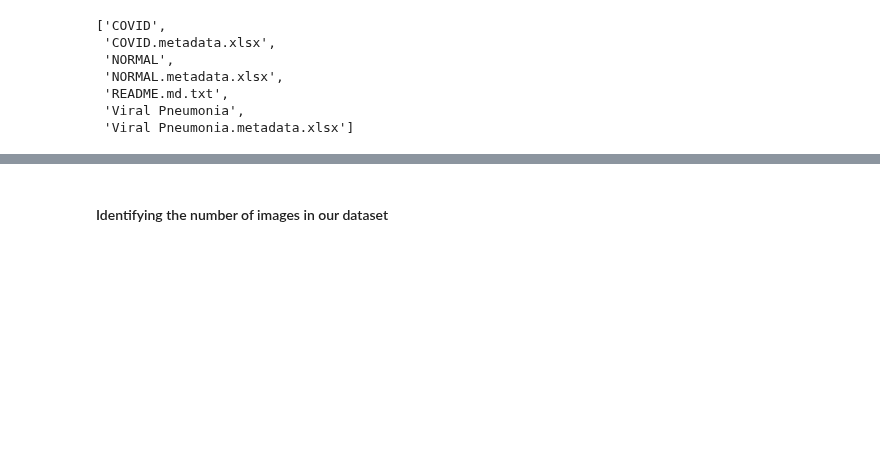
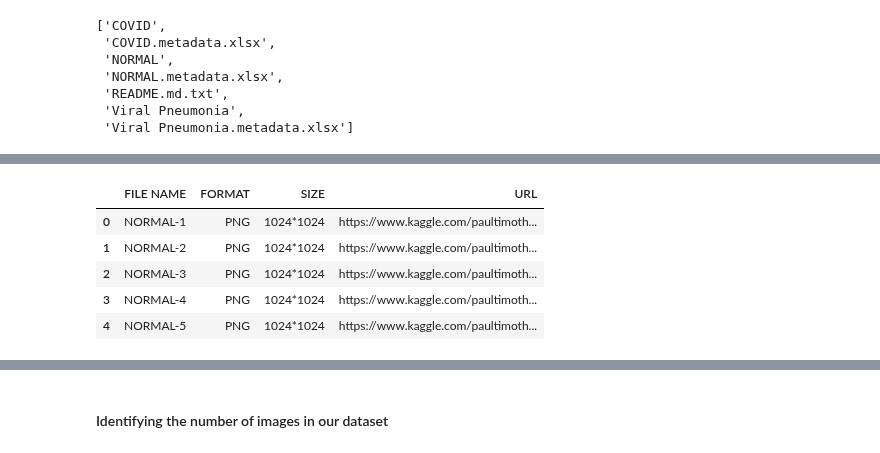
Before and after one commit to Lewis34cs/corona_audio, a Jupyter notebook: covid_proj_p1_xrays.ipynb, the cells around one changed output, grey strips where cells are left out. Cells and saved outputs as stored; diff of their text form; code cells hidden in the pictures; blank space fills up the shorter version.

```diff
--- a/covid_proj_p1_xrays.ipynb
+++ b/covid_proj_p1_xrays.ipynb
@@ -185,0 +201,9 @@ Contents of /COVID-19 Radiography Database/:
+# %%
+normal_df.head()
+# %% [output]
+|  | FILE NAME | FORMAT | SIZE | URL |
+| 0 | NORMAL-1 | PNG | 1024*1024 | https://www.kaggle.com/paultimoth... |
+| 1 | NORMAL-2 | PNG | 1024*1024 | https://www.kaggle.com/paultimoth... |
+| 2 | NORMAL-3 | PNG | 1024*1024 | https://www.kaggle.com/paultimoth... |
+| 3 | NORMAL-4 | PNG | 1024*1024 | https://www.kaggle.com/paultimoth... |
+| 4 | NORMAL-5 | PNG | 1024*1024 | https://www.kaggle.com/paultimoth... |
```
Also changed, not shown: parts of 11 cells of this notebook.
